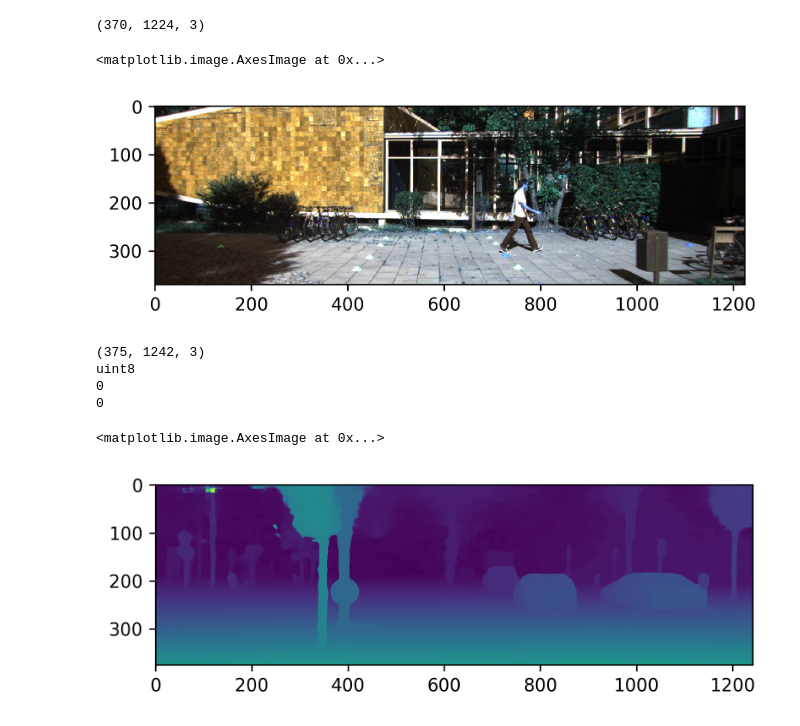
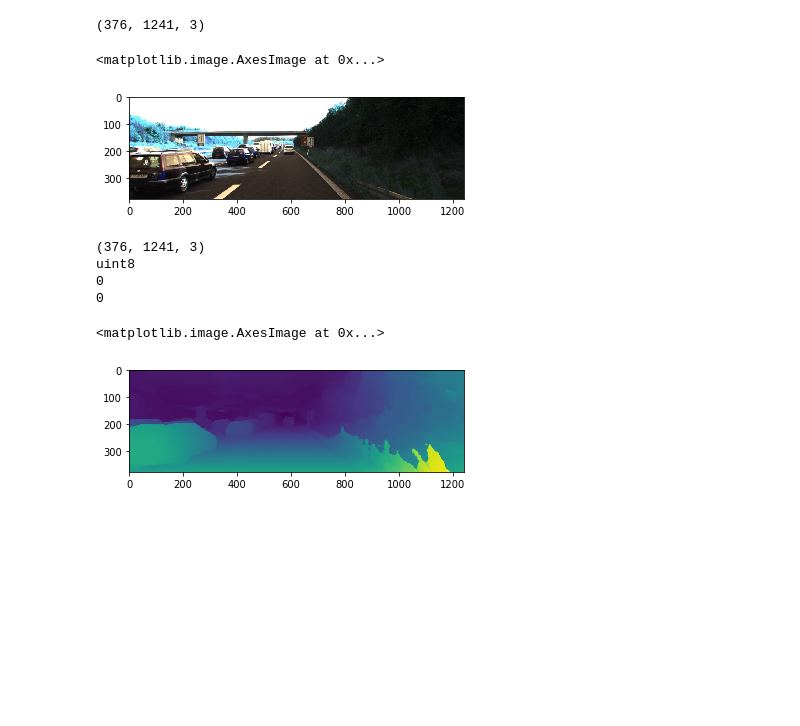
Before and after one commit to princeward/faster_rcnn_pytorch, a Jupyter notebook: data_load_test.ipynb, the cells around one changed output. Cells and saved outputs as stored; diff of their text form; code cells hidden in the pictures; blank space fills up the shorter version.

```diff
--- a/data_load_test.ipynb
+++ b/data_load_test.ipynb
@@ -91,18 +100,18 @@ float32
 # %%
 # read a sample rgb image
-fn = "/home/zjwang/git/faster_rcnn_pytorch/data/KITTIVOC/JPEGImages/000000.jpg"
+fn = "/home/pculbert/Documents/faster_rcnn_pytorch/data/KITTIVOC/JPEGImages/000558.jpg"
 im = cv2.imread(fn)
 print im.shape
 plt.imshow(im)
 # %% [output]
-(370, 1224, 3)
+(376, 1241, 3)
 <matplotlib.image.AxesImage at 0x...>
-[figure, old version]
+[figure, new version]
 # %%
 # read a sample disparity image
 # note that the disparity map is a 3 IDENTICAL channel rgb!
 # we only need to use one channel
-fn = "/home/zjwang/git/faster_rcnn_pytorch/data/KITTIVOC/JPEGImages/disparity/002328.png"
+fn = "/home/pculbert/Documents/faster_rcnn_pytorch/data/KITTIVOC/JPEGImages/disparity/000558.png"
 im = cv2.imread(fn)
 print im.shape
 print im.dtype
@@ -117,9 +126,9 @@ print np.sum(im0-im2)
 
 plt.imshow(im0) # only plot one channel
 # %% [output]
-(375, 1242, 3)
+(376, 1241, 3)
 uint8
 0
 0
 <matplotlib.image.AxesImage at 0x...>
-[figure, old version]
+[figure, new version]
```
Also changed, not shown: parts of 8 cells of this notebook, 9 other files.
